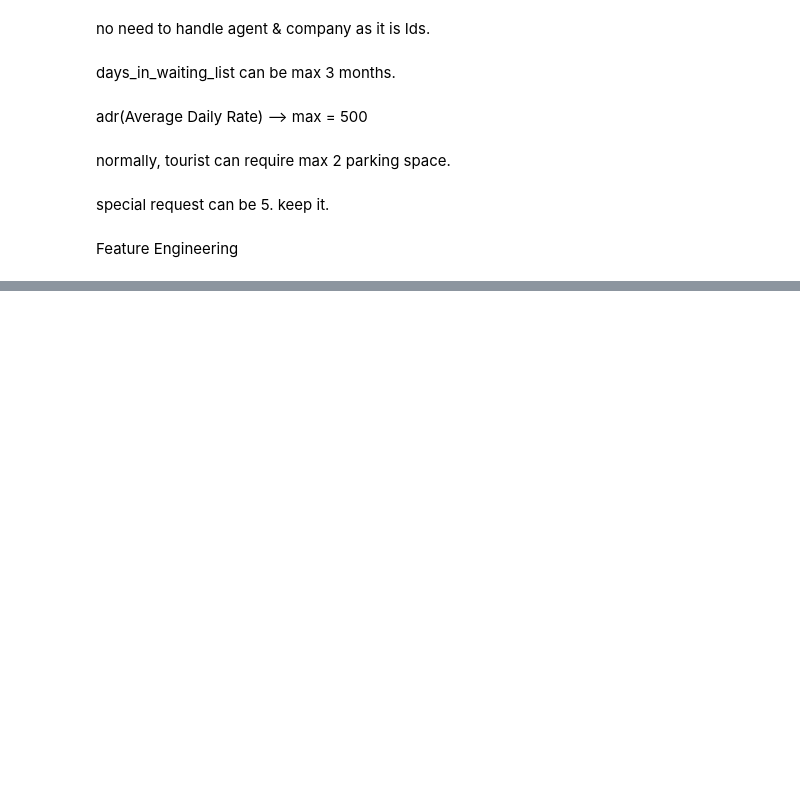
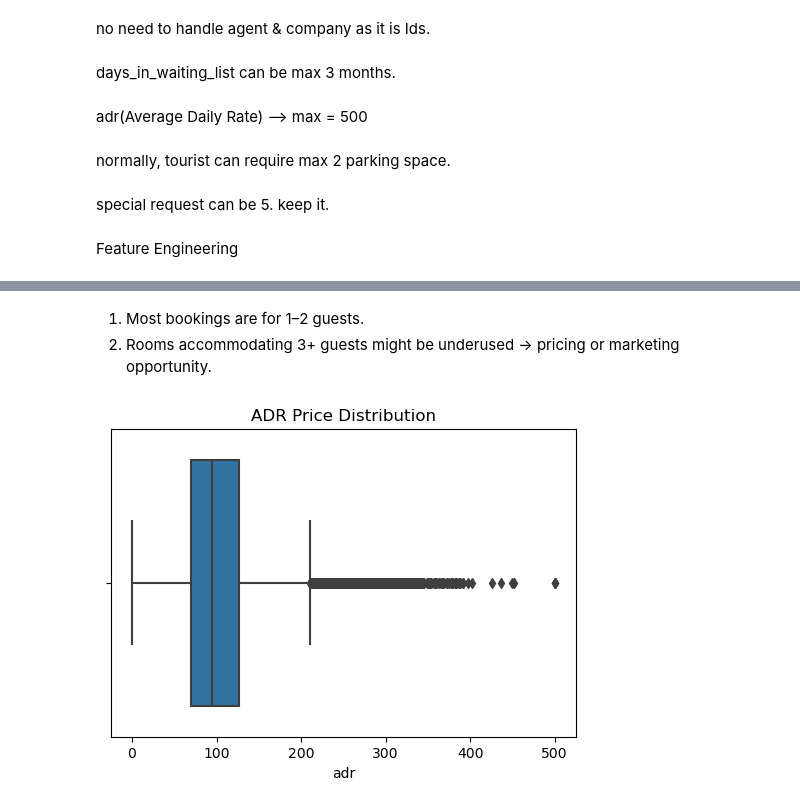
Before and after one commit to palak-verma-0309/Hotel-Booking-Cancellation-analysis, a Jupyter notebook: analysis.ipynb, the cells around one changed output, grey strips where cells are left out. Saved outputs shown, nothing was run; the diff lists cells and outputs as text; code cells hidden in the pictures; blank space fills up the shorter version.

```diff
--- a/analysis.ipynb
+++ b/analysis.ipynb
@@ -169,0 +231,10 @@ df["room_changed"] = np.where(
+# %% [markdown]
+1. Most bookings are for 1–2 guests.
+2. Rooms accommodating 3+ guests might be underused → pricing or marketing opportunity.
+# %%
+plt.figure(figsize=(6,4))
+sns.boxplot(x=df['adr'])
+plt.title("ADR Price Distribution")
+plt.show()
+# %% [output]
+[figure, added]
```
Also changed, not shown: parts of 38 cells of this notebook.
